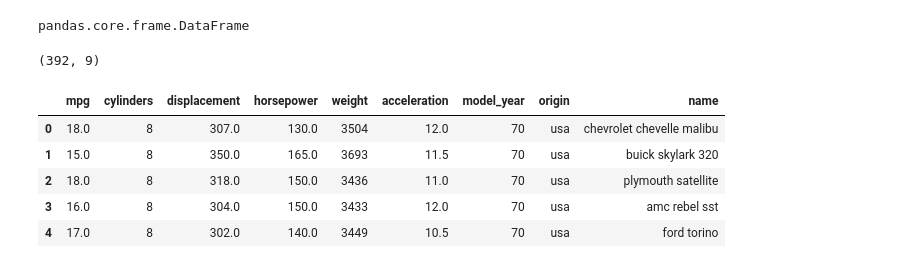
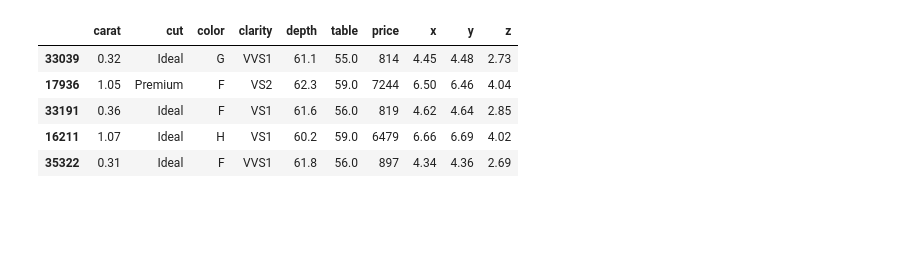
Before and after one commit to hmamoun/Python, a Jupyter notebook: Untitled.ipynb, the cells around one changed output. Saved outputs shown, nothing was run; the diff lists cells and outputs as text; code cells hidden in the pictures; blank space fills up the shorter version.

```diff
--- a/Untitled.ipynb
+++ b/Untitled.ipynb
@@ -20,20 +4,11 @@ plt.plot(x,y)
 # %%
-cars = sns.load_dataset('mpg')
+diamonds = sns.load_dataset('diamonds')
-# %%
-type(cars)
-# %% [output]
-pandas.core.frame.DataFrame
-# %%
-cars.dropna(inplace=True)
-cars.shape
-# %% [output]
-(392, 9)
 # %%
-cars.head()
+diamonds.head()
 # %% [output]
-|  | mpg | cylinders | displacement | horsepower | weight | acceleration | model_year | origin | name |
-| 0 | 18.0 | 8 | 307.0 | 130.0 | 3504 | 12.0 | 70 | usa | chevrolet chevelle malibu |
-| 1 | 15.0 | 8 | 350.0 | 165.0 | 3693 | 11.5 | 70 | usa | buick skylark 320 |
-| 2 | 18.0 | 8 | 318.0 | 150.0 | 3436 | 11.0 | 70 | usa | plymouth satellite |
-| 3 | 16.0 | 8 | 304.0 | 150.0 | 3433 | 12.0 | 70 | usa | amc rebel sst |
-| 4 | 17.0 | 8 | 302.0 | 140.0 | 3449 | 10.5 | 70 | usa | ford torino |
+|  | carat | cut | color | clarity | depth | table | price | x | y | z |
+| 33039 | 0.32 | Ideal | G | VVS1 | 61.1 | 55.0 | 814 | 4.45 | 4.48 | 2.73 |
+| 17936 | 1.05 | Premium | F | VS2 | 62.3 | 59.0 | 7244 | 6.50 | 6.46 | 4.04 |
+| 33191 | 0.36 | Ideal | F | VS1 | 61.6 | 56.0 | 819 | 4.62 | 4.64 | 2.85 |
+| 16211 | 1.07 | Ideal | H | VS1 | 60.2 | 59.0 | 6479 | 6.66 | 6.69 | 4.02 |
+| 35322 | 0.31 | Ideal | F | VVS1 | 61.8 | 56.0 | 897 | 4.34 | 4.36 | 2.69 |
```
Also changed, not shown: parts of 17 cells of this notebook, 12 other files.
